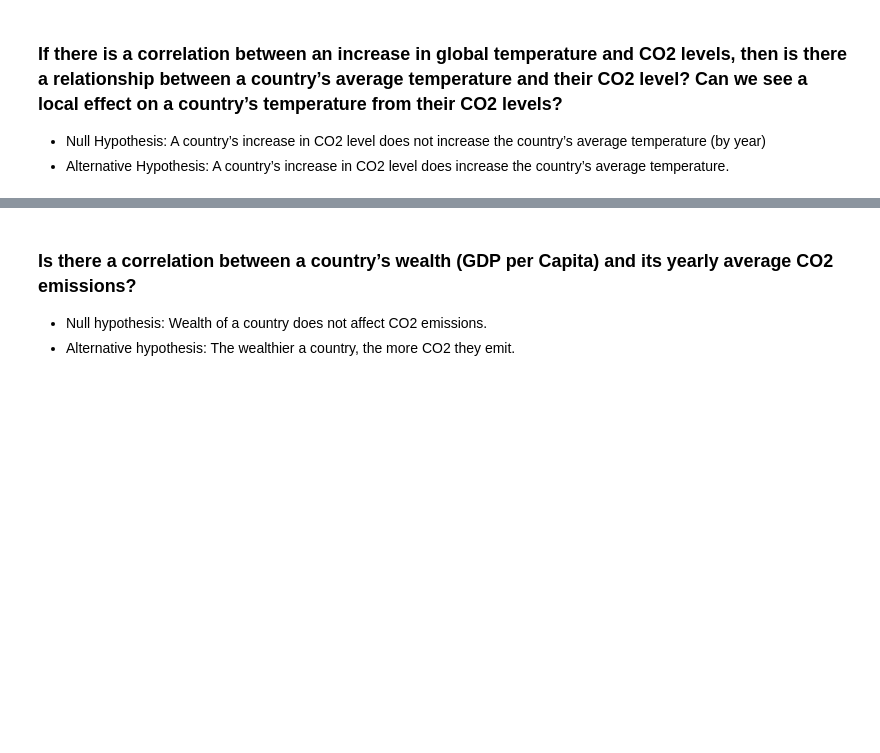
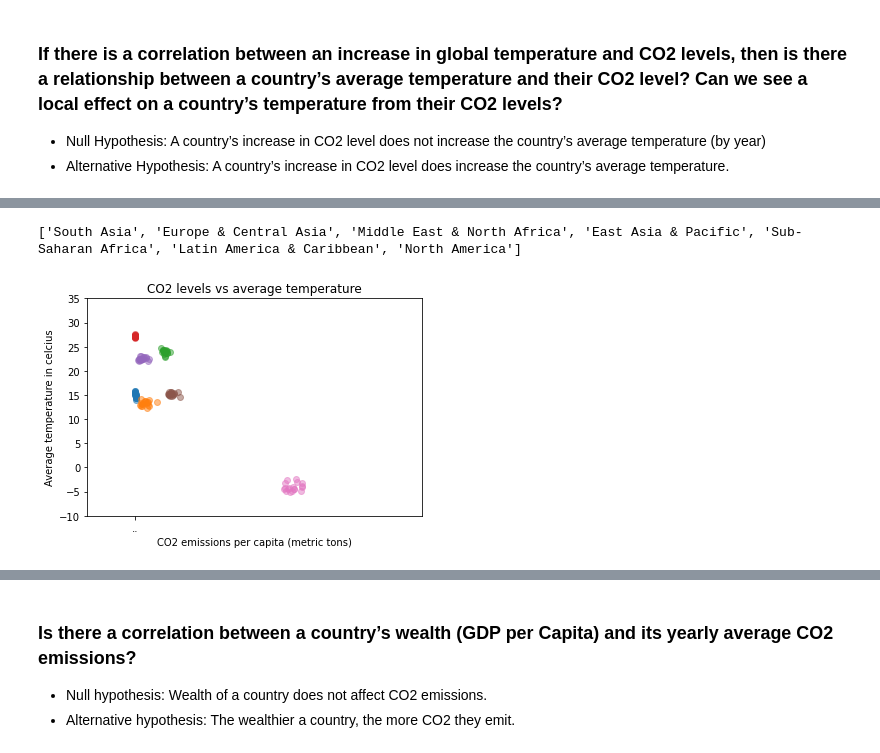
Before and after one commit to Heesu-H/project_1, a Jupyter notebook: ClimateChangePy.ipynb, the cells around one changed output, grey strips where cells are left out. Cells and saved outputs as stored; diff of their text form; code cells hidden in the pictures; blank space fills up the shorter version.

Commit message:
Add files via upload
updated code and charts - not correct yet

```diff
--- a/ClimateChangePy.ipynb
+++ b/ClimateChangePy.ipynb
@@ -173,0 +213,47 @@ df.sort_values(by="Region", axis=0)
+# %%
+# Transfer "Region" column to a list of regions
+region=df_final["Region"].tolist()
+print(region)
+# %% [output]
+['South Asia', 'Europe & Central Asia', 'Middle East & North Africa', 'East Asia & Pacific', 'Sub-Saharan Africa', 'Latin America & Caribbean', 'North America']
+# %%
+# Create two dictionaries of CO2 and Life expectancy.
+# Keys are country names and values are list of CO2/Life expectancy data
+co2_dict={}
+temp_dict={}
+# %%
+
+# Loop every region in the region list
+for x in region:
+    # Add the key (region) to the dictionary
+    co2_dict[x]=[]
+    temp_dict[x]=[]
+    # Loop every year from 1990 to 2008
+    for y in range(1990,2008):
+        # Add the value to the correponding country.
+        co2_dict[x].append(df_final[f"{y}_CO2"][df_final["Region"]==x].values[0])
+        temp_dict[x].append(df_final[f"{y}_temp"][df_final["Region"]==x].values[0])
+# %%
+# Loop every region in the country list
+co2=[]
+temp=[]
+for x in region:
+    for y in co2_dict[x]:
+        co2.append(y)
+    for y in temp_dict[x]:
+        temp.append(y)
+    # Plot the CO2/temp expectancy data of each region
+    plt.scatter(co2_dict[x], temp_dict[x], alpha=0.5)
+
+#plt.scatter(co2, lf, alpha=0.5, facecolors='none', edgecolors='blue')
+
+# Set up the figure
+plt.xlim(-5,30)
+plt.ylim(-10,35)
+plt.xlabel("CO2 emissions per capita (metric tons)")
+plt.ylabel("Average temperature in celcius")
+plt.title("CO2 levels vs average temperature")
+plt.savefig("CO2_vs_avg_temp_all_regions.png")
+plt.show()
+# %% [output]
+[figure, added]
```
Also changed, not shown: parts of 51 cells of this notebook, 15 other files.
